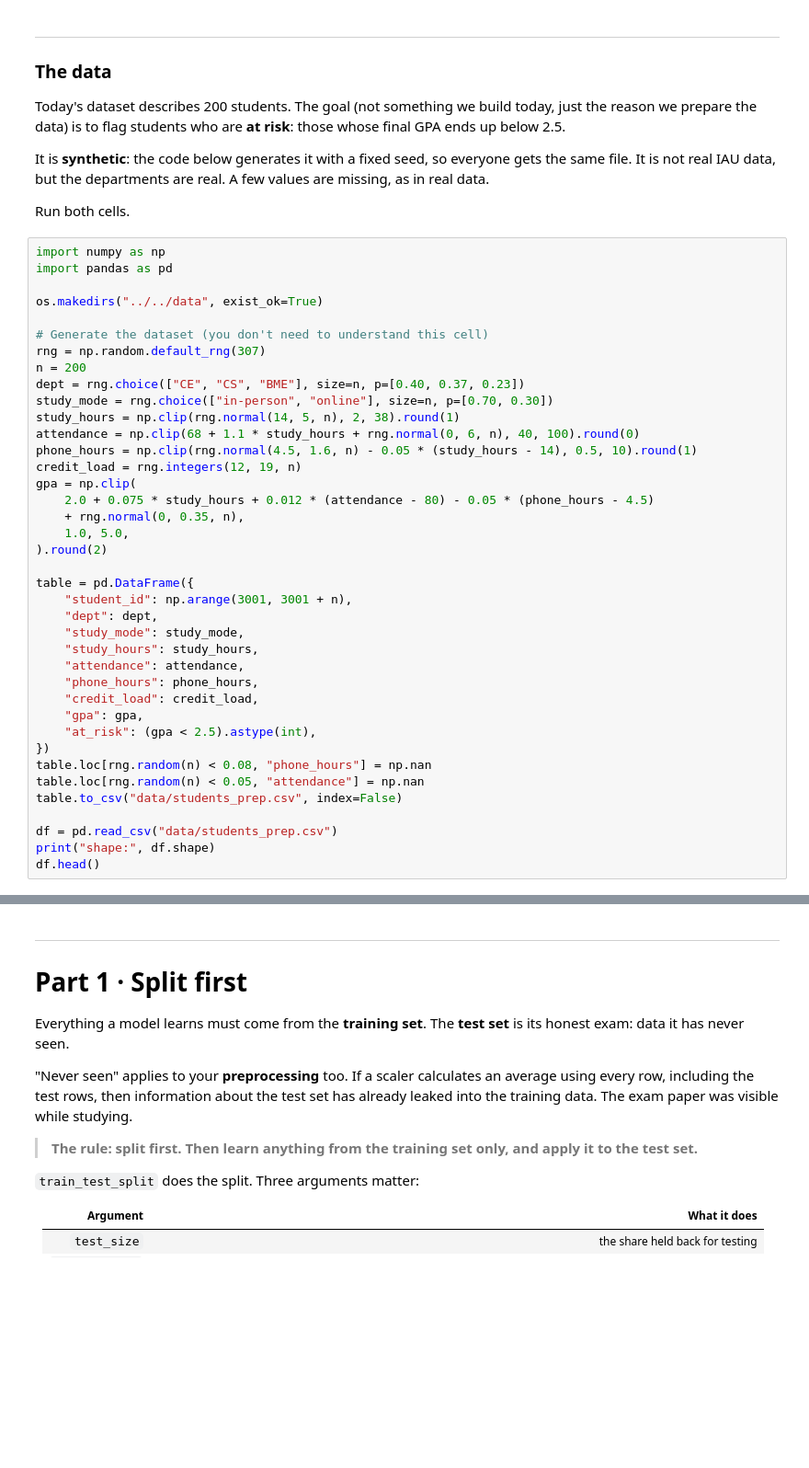
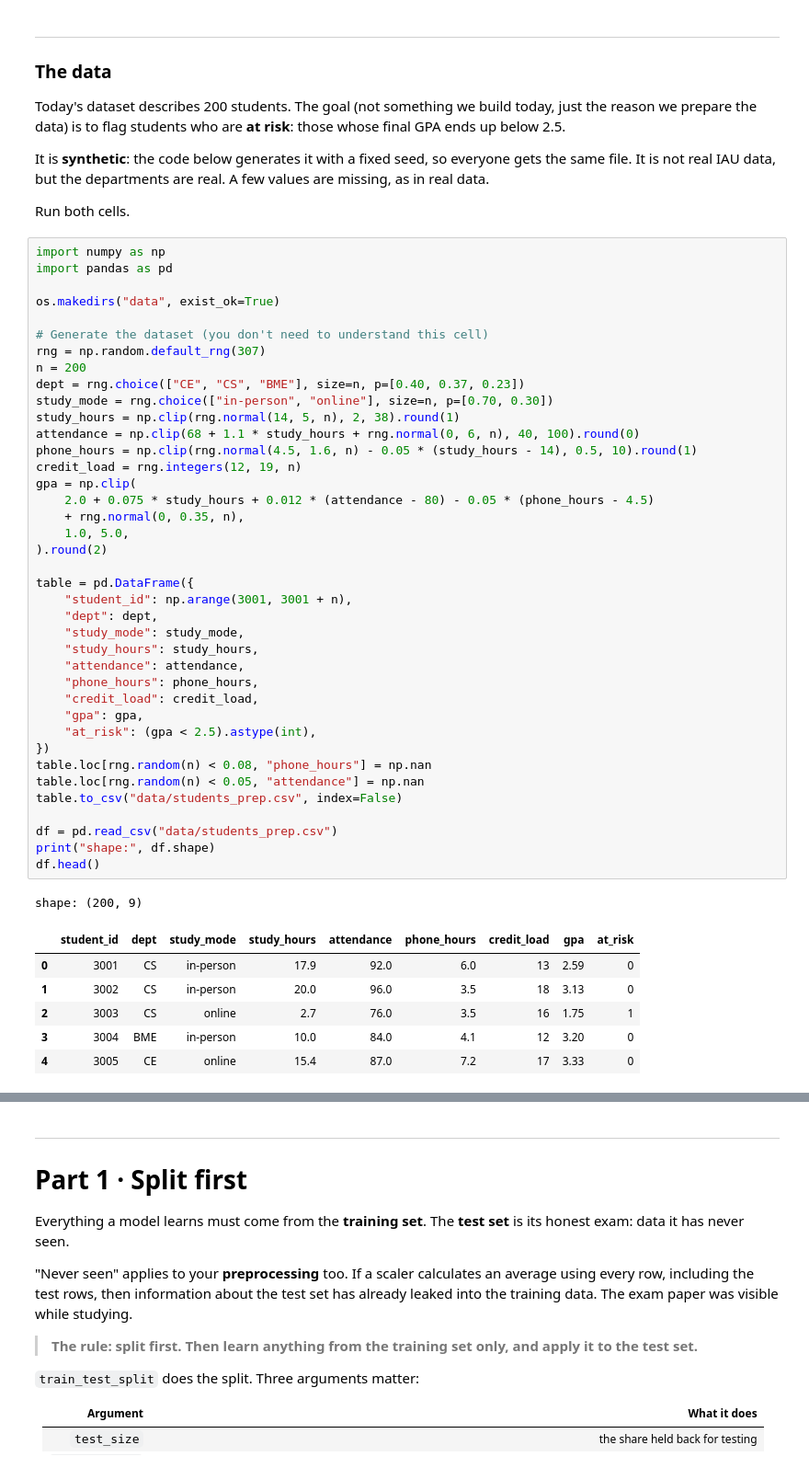
Before and after one commit to Mohammed-Khalil-Dev/Programing-For-Ai-ARTI303-Labs, a Jupyter notebook: src/Lab7/lab07.ipynb, the cells around one changed output, grey strips where cells are left out. Shown at 92% size. Drawn from its saved outputs; the diff is of its cells as text; blank space fills up the shorter version.

```diff
--- a/src/Lab7/lab07.ipynb
+++ b/src/Lab7/lab07.ipynb
@@ -132,7 +146,7 @@ Run both cells.
 import numpy as np
 import pandas as pd
 
-os.makedirs("../../data", exist_ok=True)
+os.makedirs("data", exist_ok=True)
 
 # Generate the dataset (you don't need to understand this cell)
 rng = np.random.default_rng(307)
@@ -140,33 +154,41 @@ n = 200
 dept = rng.choice(["CE", "CS", "BME"], size=n, p=[0.40, 0.37, 0.23])
 study_mode = rng.choice(["in-person", "online"], size=n, p=[0.70, 0.30])
 study_hours = np.clip(rng.normal(14, 5, n), 2, 38).round(1)
 attendance = np.clip(68 + 1.1 * study_hours + rng.normal(0, 6, n), 40, 100).round(0)
 phone_hours = np.clip(rng.normal(4.5, 1.6, n) - 0.05 * (study_hours - 14), 0.5, 10).round(1)
 credit_load = rng.integers(12, 19, n)
 gpa = np.clip(
     2.0 + 0.075 * study_hours + 0.012 * (attendance - 80) - 0.05 * (phone_hours - 4.5)
     + rng.normal(0, 0.35, n),
     1.0, 5.0,
 ).round(2)
 
 table = pd.DataFrame({
     "student_id": np.arange(3001, 3001 + n),
     "dept": dept,
     "study_mode": study_mode,
     "study_hours": study_hours,
     "attendance": attendance,
     "phone_hours": phone_hours,
     "credit_load": credit_load,
     "gpa": gpa,
     "at_risk": (gpa < 2.5).astype(int),
 })
 table.loc[rng.random(n) < 0.08, "phone_hours"] = np.nan
 table.loc[rng.random(n) < 0.05, "attendance"] = np.nan
 table.to_csv("data/students_prep.csv", index=False)
 
 df = pd.read_csv("data/students_prep.csv")
 print("shape:", df.shape)
 df.head()
+# %% [output]
+shape: (200, 9)
+|  | student_id | dept | study_mode | study_hours | attendance | phone_hours | credit_load | gpa | at_risk |
+| 0 | 3001 | CS | in-person | 17.9 | 92.0 | 6.0 | 13 | 2.59 | 0 |
+| 1 | 3002 | CS | in-person | 20.0 | 96.0 | 3.5 | 18 | 3.13 | 0 |
+| 2 | 3003 | CS | online | 2.7 | 76.0 | 3.5 | 16 | 1.75 | 1 |
+| 3 | 3004 | BME | in-person | 10.0 | 84.0 | 4.1 | 12 | 3.20 | 0 |
+| 4 | 3005 | CE | online | 15.4 | 87.0 | 7.2 | 17 | 3.33 | 0 |
 # %%
 print("missing values per column:")
 print(df.isna().sum()[df.isna().sum() > 0])
```
Also changed, not shown: parts of 25 cells of this notebook, 4 other files.
